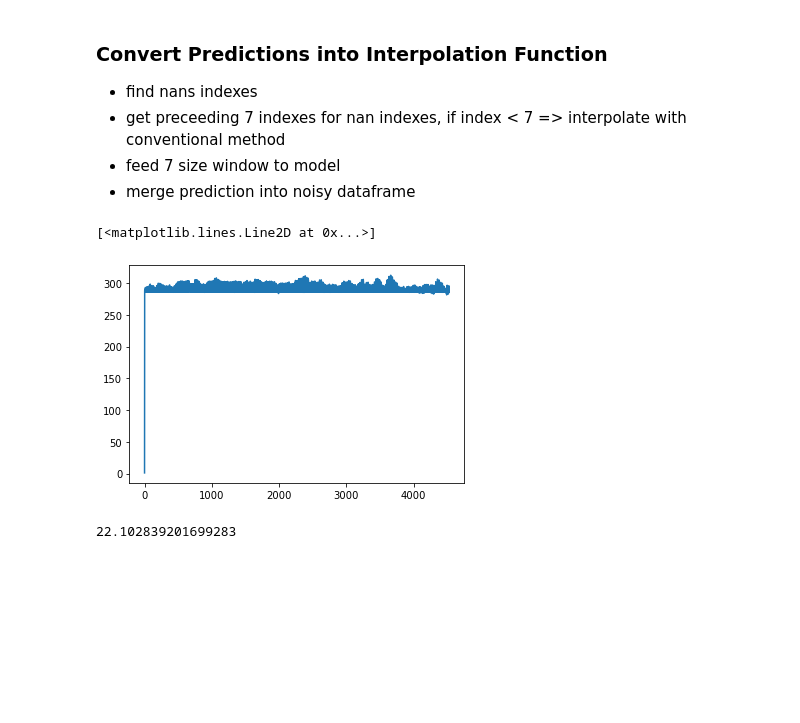
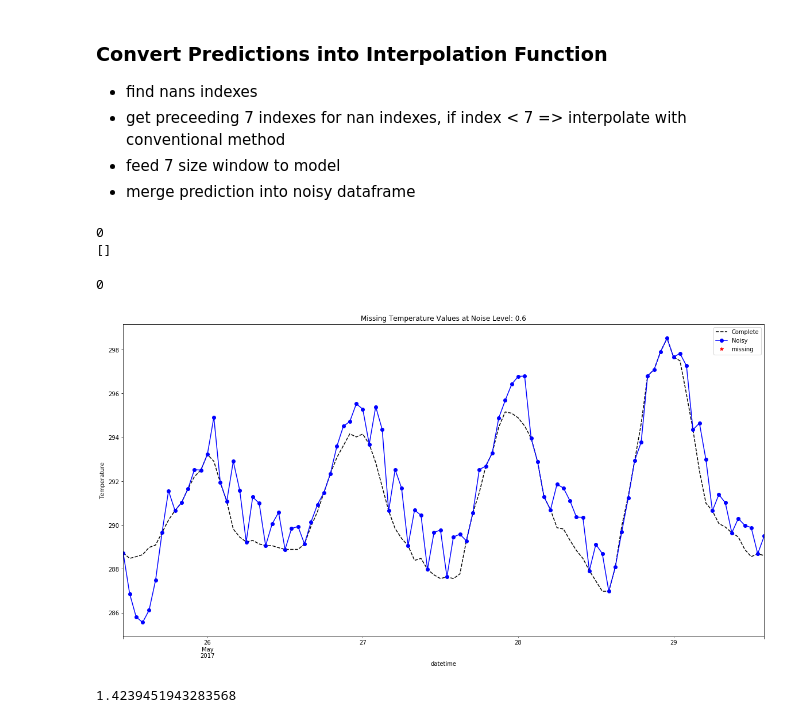
Before and after one commit to franticOreo/WeatherInterpolation, a Jupyter notebook: WeatherDataInterpolation.ipynb, the cells around one changed output. Saved outputs shown, nothing was run; the diff lists cells and outputs as text; code cells hidden in the pictures; blank space fills up the shorter version.

```diff
--- a/WeatherDataInterpolation.ipynb
+++ b/WeatherDataInterpolation.ipynb
@@ -213,14 +244,14 @@ train_df, val_df, test_df, scaler = scale_datasets(train_df, val_df,
 # %% [markdown]
 #### Windowing data
 # %%
-wide_window = WindowGenerator(
+window = WindowGenerator(
     input_width=7, label_width=7, shift=1,
     label_columns=[RESPONSE_VAR],
     train_df=train_df,
     val_df=val_df,
     test_df=test_df)
 
-wide_window
+window
 # %% [output]
 Total window size: 8
 Input indices: [0 1 2 3 4 5 6]
@@ -231,6 +262,6 @@ linear = tf.keras.Sequential([
     tf.keras.layers.Dense(units=1)
 ])
 
-compile_and_fit(linear, wide_window)
+compile_and_fit(linear, window)
 # %% [output]
 Epoch 1/20
@@ -277,29 +289,36 @@ NameError: name 'nan_indx' is not defined
 - feed 7 size window to model
 - merge prediction into noisy dataframe
 # %%
-def model_interpolate(model, noisy_test_df, window_size=7):
+def model_interpolate(model, window, noisy_test_df, window_size=WINDOW_SIZE):
+    # Interpolate the first n-window-size to enable further interpolation.
+    noisy_test_df.iloc[:window_size] = noisy_test_df.iloc[:window_size].interpolate(method='akima')
+    noisy_test_array = noisy_test_df[RESPONSE_VAR].to_numpy()
 
-    noisy_test_df.iloc[:window_size] = noisy_test_df.iloc[:window_size].interpolate(method='akima')
-    noisy_test_array = noisy_test_df['temperature'].to_numpy()
+    print(np.isnan(noisy_test_array).sum())
 
-    # get indexs of nan values, index to 0th dimension (ugly)
+    # Get indexes of nan values, index to 0th dimension (ugly)
     nan_indxs = np.where(np.isnan(noisy_test_array))[0]
 
+    print(nan_indxs)
+
     for nan_indx in nan_indxs:
+#         break
         # Make a prediction for the NaN
-        preds = model.predict(wide_window.test_df[nan_indx - window_size: nan_indx])
+        preds = model.predict(window.test_df[nan_indx - window_size: nan_indx])
         # Insert the pred inplace of the NaN
         np.put(noisy_test_array, nan_indx, preds[-1])
 
     return noisy_test_array
 # %%
-noisy_test_array = model_interpolate(linear, noisy_test_df)
+interp_linear = model_interpolate(linear, window, noisy_test_df)
+# %% [output]
+0
+[]
-# %%
-plt.plot(noisy_test_array)
-# %% [output]
-[<matplotlib.lines.Line2D at 0x...>]
-[figure, removed]
-# %%
-mean_squared_error(test_df['temperature'][1:], noisy_test_array[1:])
-# %% [output]
-22.102839201699283
+# %%
+np.isnan(noisy_test_df[RESPONSE_VAR].to_numpy()).sum()
+# %% [output]
+0
+# %%
+plot_noisy_series(test_df[RESPONSE_VAR], interp_linear)
+# %% [output]
+[figure, added]
@@ -305,0 +328,4 @@ mean_squared_error(test_df['temperature'][1:], noisy_test_array[1:])
+# %%
+score_interpolation(interp_linear, test_df[RESPONSE_VAR])
+# %% [output]
+1.4239451943283568
```
Also changed, not shown: parts of 24 cells of this notebook.
